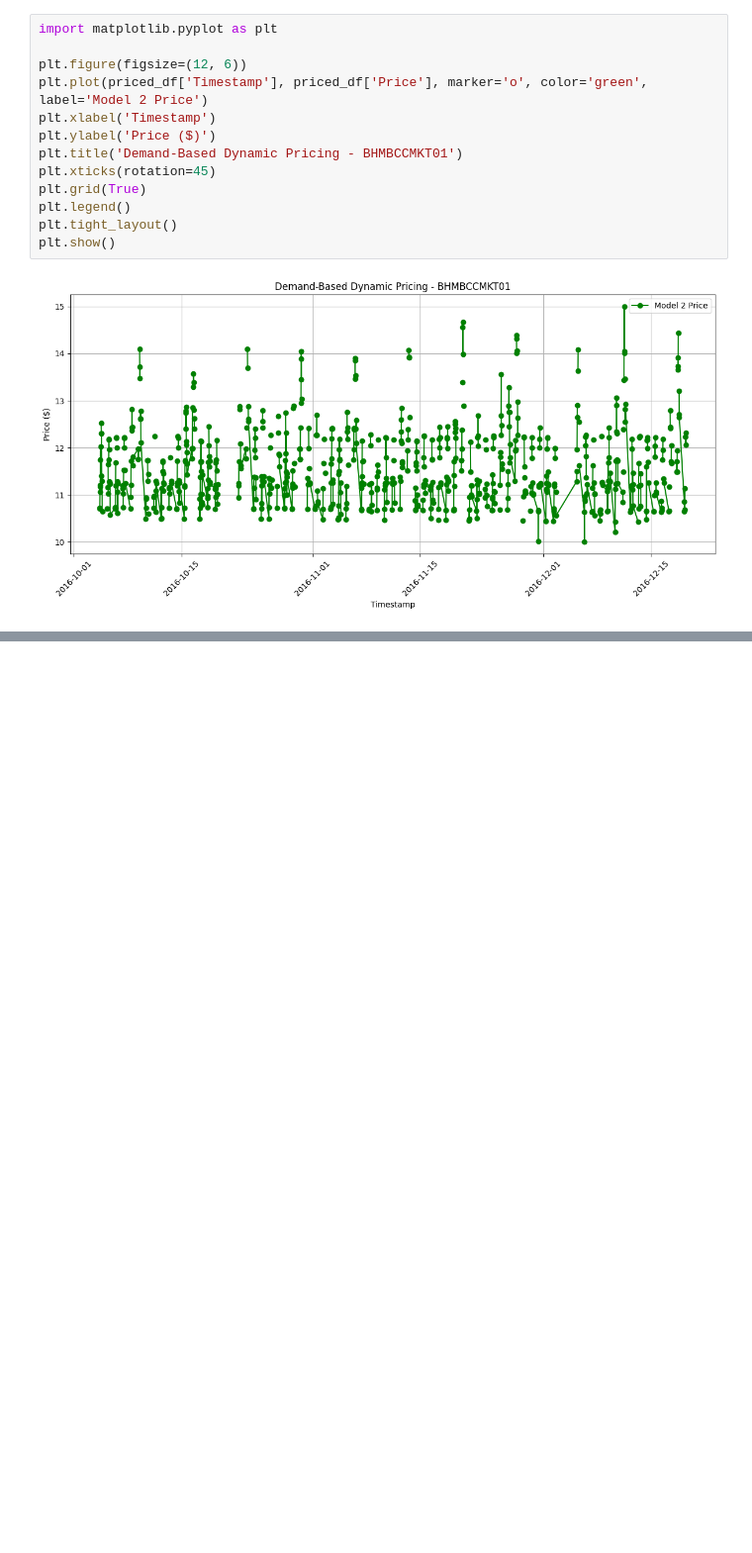
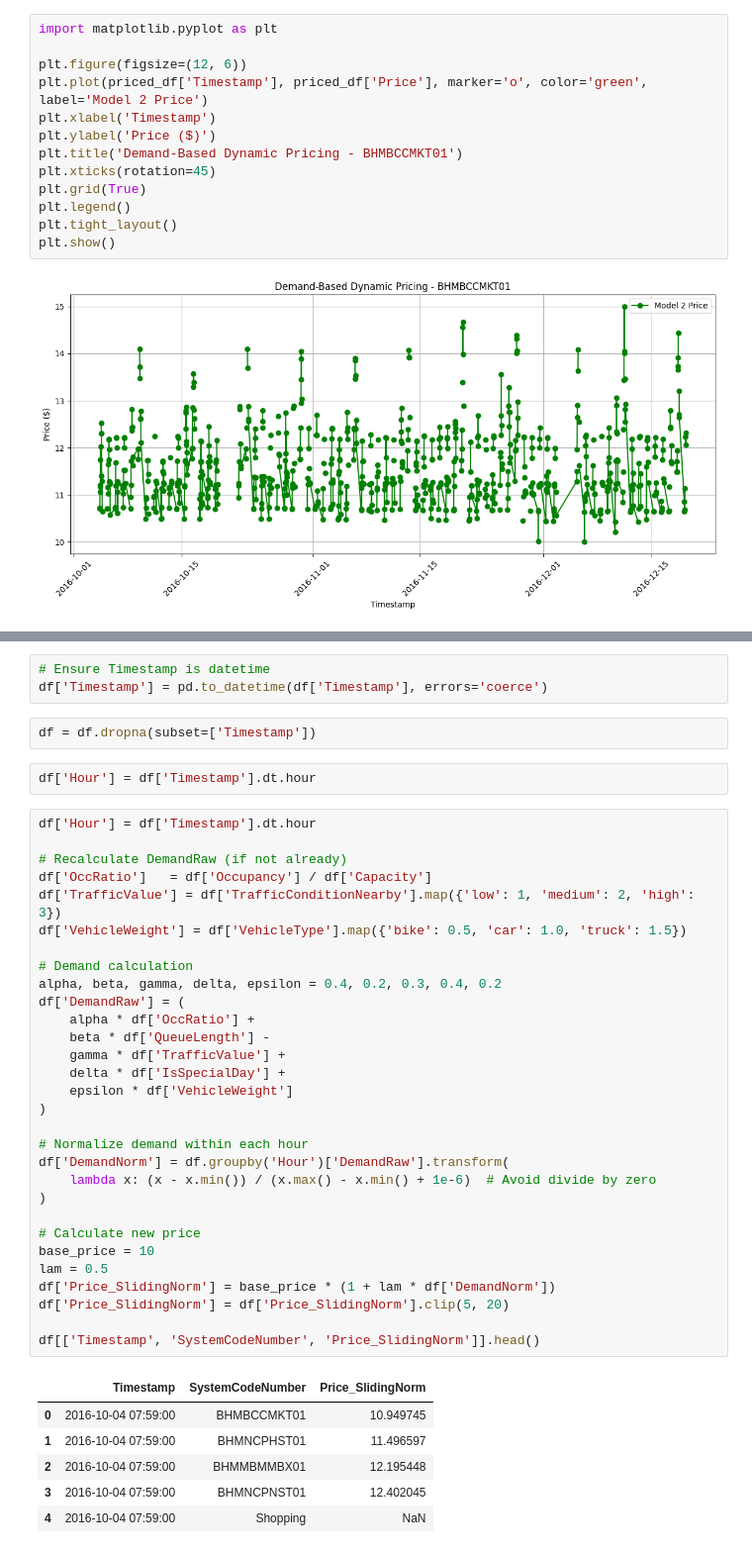
Before and after one commit to Bindu32/dynamic-pricing-parking, a Jupyter notebook: Capstone_Project.ipynb, the cells around one changed output, grey strips where cells are left out. Shown at 99% size. Drawn from its saved outputs; the diff is of its cells as text; blank space fills up the shorter version.

```diff
--- a/Capstone_Project.ipynb
+++ b/Capstone_Project.ipynb
@@ -220,0 +513,44 @@ plt.show()
+# %%
+# Ensure Timestamp is datetime
+df['Timestamp'] = pd.to_datetime(df['Timestamp'], errors='coerce')
+# %%
+df = df.dropna(subset=['Timestamp'])
+# %%
+df['Hour'] = df['Timestamp'].dt.hour
+# %%
+df['Hour'] = df['Timestamp'].dt.hour
+
+# Recalculate DemandRaw (if not already)
+df['OccRatio']   = df['Occupancy'] / df['Capacity']
+df['TrafficValue'] = df['TrafficConditionNearby'].map({'low': 1, 'medium': 2, 'high': 3})
+df['VehicleWeight'] = df['VehicleType'].map({'bike': 0.5, 'car': 1.0, 'truck': 1.5})
+
+# Demand calculation
+alpha, beta, gamma, delta, epsilon = 0.4, 0.2, 0.3, 0.4, 0.2
+df['DemandRaw'] = (
+    alpha * df['OccRatio'] +
+    beta * df['QueueLength'] -
+    gamma * df['TrafficValue'] +
+    delta * df['IsSpecialDay'] +
+    epsilon * df['VehicleWeight']
+)
+
+# Normalize demand within each hour
+df['DemandNorm'] = df.groupby('Hour')['DemandRaw'].transform(
+    lambda x: (x - x.min()) / (x.max() - x.min() + 1e-6)  # Avoid divide by zero
+)
+
+# Calculate new price
+base_price = 10
+lam = 0.5
+df['Price_SlidingNorm'] = base_price * (1 + lam * df['DemandNorm'])
+df['Price_SlidingNorm'] = df['Price_SlidingNorm'].clip(5, 20)
+
+df[['Timestamp', 'SystemCodeNumber', 'Price_SlidingNorm']].head()
+# %% [output]
+|  | Timestamp | SystemCodeNumber | Price_SlidingNorm |
+| 0 | 2016-10-04 07:59:00 | BHMBCCMKT01 | 10.949745 |
+| 1 | 2016-10-04 07:59:00 | BHMNCPHST01 | 11.496597 |
+| 2 | 2016-10-04 07:59:00 | BHMMBMMBX01 | 12.195448 |
+| 3 | 2016-10-04 07:59:00 | BHMNCPNST01 | 12.402045 |
+| 4 | 2016-10-04 07:59:00 | Shopping | NaN |
```
Also changed, not shown: parts of 26 cells of this notebook.
